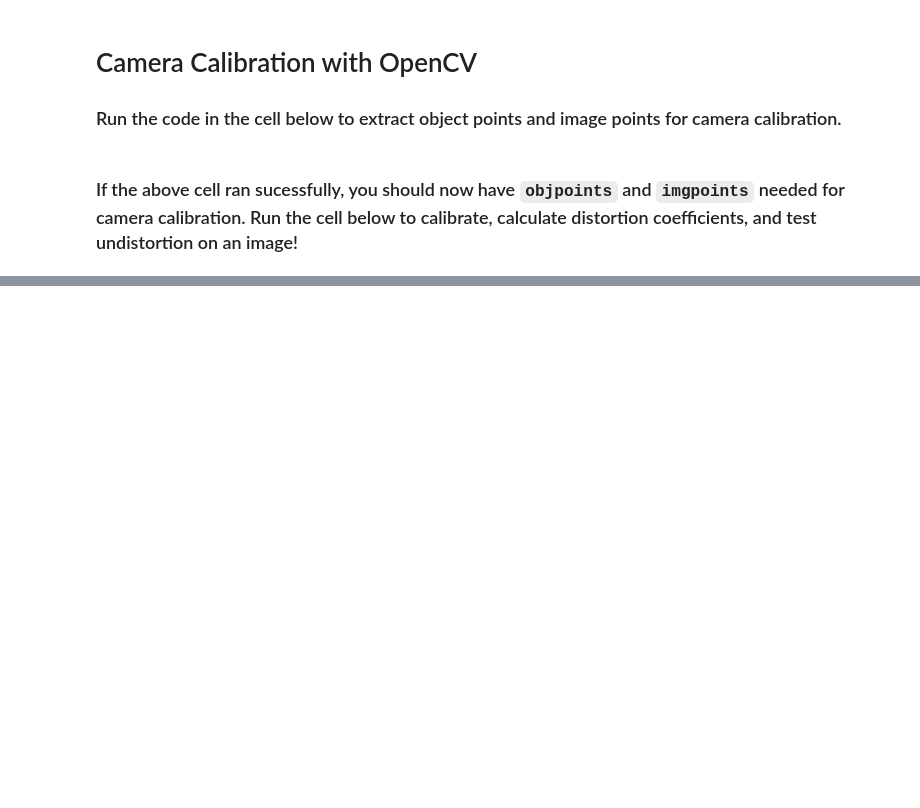
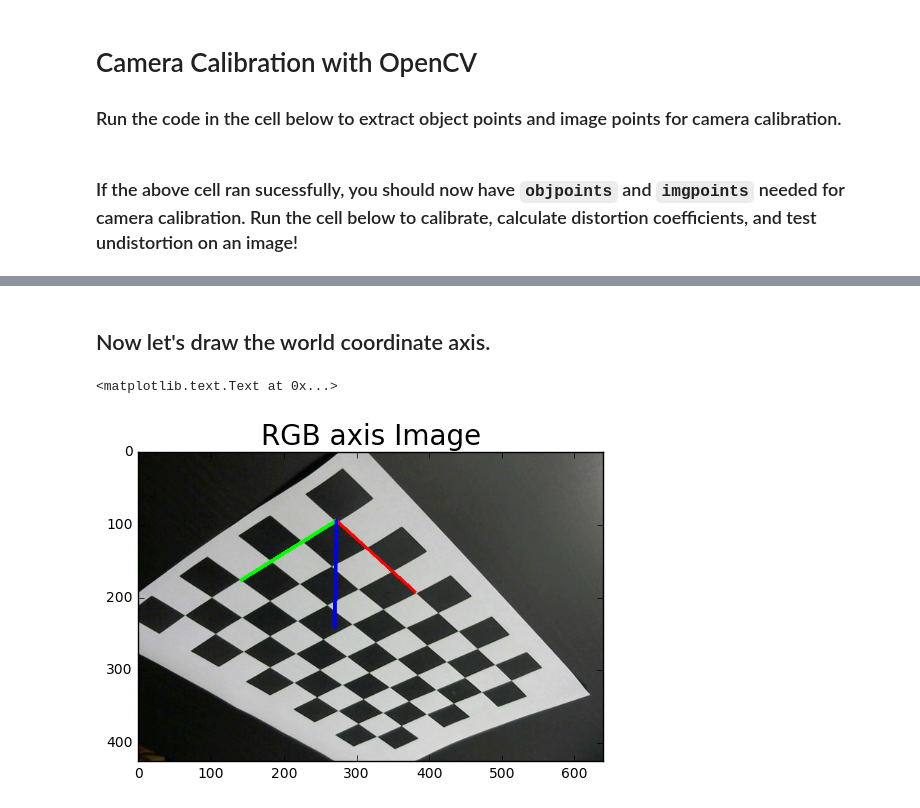
Before and after one commit to jinchenglee/CarND-Camera-Calibration, a Jupyter notebook: camera_calibration.ipynb, the cells around one changed output, grey strips where cells are left out. Drawn from its saved outputs; the diff is of its cells as text; code cells hidden in the pictures; blank space fills up the shorter version.

```diff
--- a/camera_calibration.ipynb
+++ b/camera_calibration.ipynb
@@ -82,0 +86,69 @@ ax2.set_title('Undistorted Image', fontsize=20)
+# %% [markdown]
+## Now let's draw the world coordinate axis.
+# %%
+def draw_axis(img, image_pt):
+    '''
+    Draw axis on input img
+    '''
+    thickness=3
+    img_r = cv2.line( img, tuple(image_pt[0]), tuple(image_pt[1]), (255,0,0), thickness)
+    img_rg = cv2.line( img_r, tuple(image_pt[0]), tuple(image_pt[2]), (0,255,0), thickness)
+    img_rgb = cv2.line( img_rg, tuple(image_pt[0]), tuple(image_pt[3]), (0,0,255), thickness)
+    return img_rgb
+
+#print(len(rvecs))
+#print(len(tvecs))
+#print(rvecs[0]) # Rodriguez rotating vector
+#print(tvecs[0]) # Translation vector
+
+#print(len(imgpoints))
+#print(len(objpoints))
+
+#print(imgpoints[0])
+#print(objpoints[0])
+
+# World co-ordinates of axis points
+objp = np.array([
+    [0.,0.,0.], # Origin
+    [3.,0.,0.], # X
+    [0.,3.,0.], # Y
+    [0.,0.,-3.] # -Z
+])
+
+# Step through the list and draw axis
+for idx, fname in enumerate(img_fname):
+    image_pt, _ = cv2.projectPoints(objp, rvecs[idx], tvecs[idx], mtx, dist)
+    # Output shape [4,1,2]. Convert to intergers
+    image_pt = image_pt.reshape(4,2)
+    image_pt = image_pt.astype(int)
+
+    img = cv2.imread(fname)
+    img = cv2.cvtColor(img, cv2.COLOR_BGR2RGB)
+    img_rgb = draw_axis(img, image_pt)
+    img_rgb = cv2.cvtColor(img_rgb, cv2.COLOR_RGB2BGR)
+    cv2.imshow(fname+' with RGB axis', img_rgb)
+    #cv2.imwrite(fname+'_axis.png', img_rgb)
+    cv2.waitKey(1000)
+
+cv2.destroyAllWindows()
+
+# --------------------
+# Visualize a certain image with axis in notebook
+# --------------------
+# Find these points in image
+image_pt, _ = cv2.projectPoints(objp, rvecs[17], tvecs[17], mtx, dist)
+# Output shape [4,1,2]. Convert to intergers
+image_pt = image_pt.reshape(4,2)
+image_pt = image_pt.astype(int)
+
+# Draw the axis on image
+img = cv2.imread('checkboard/2c6.jpg')
+img = cv2.cvtColor(img, cv2.COLOR_BGR2RGB)
+img_rgb = draw_axis(img, image_pt)
+
+# Visualize coordinate axis
+plt.imshow(img_rgb)
+plt.title('RGB axis Image', fontsize=20)
+# %% [output]
+<matplotlib.text.Text at 0x...>
+[figure, added]
```
Also changed, not shown: parts of 2 cells of this notebook.
